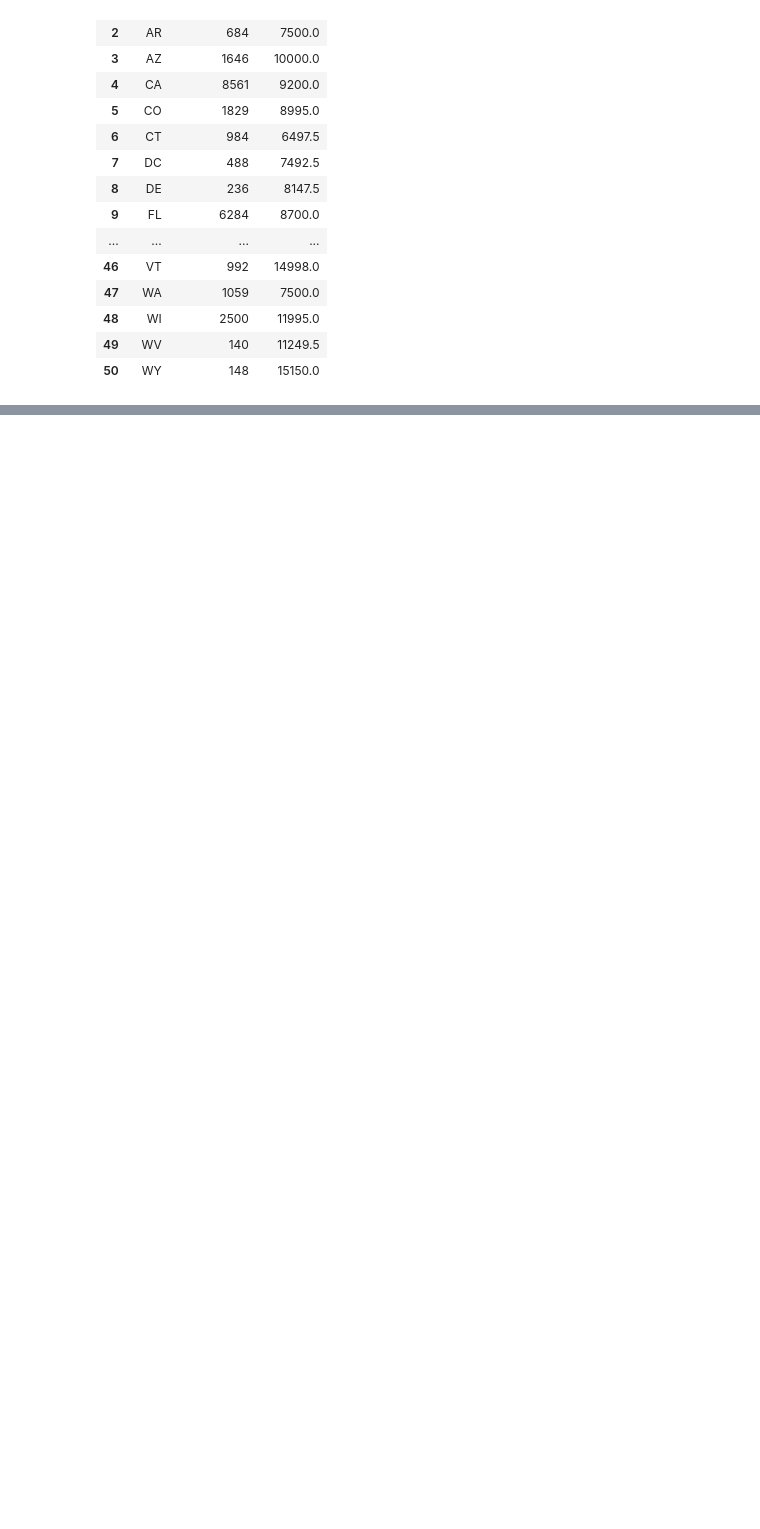
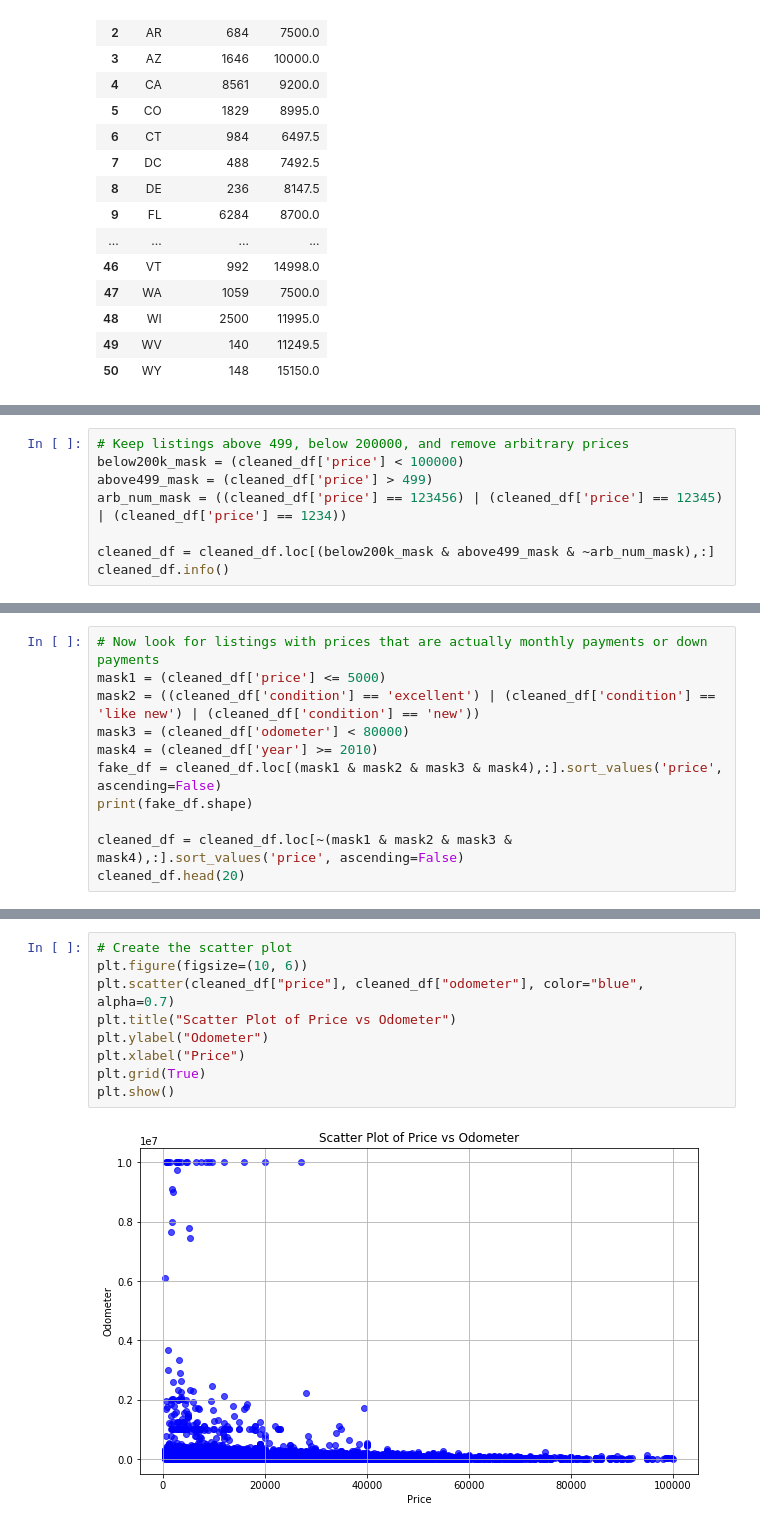
Before and after one commit to jaredap1995/UCB_project_4, a Jupyter notebook: cleaning_analysis.ipynb, the cells around one changed output, grey strips where cells are left out. Saved outputs shown, nothing was run; the diff lists cells and outputs as text; blank space fills up the shorter version.

```diff
--- a/cleaning_analysis.ipynb
+++ b/cleaning_analysis.ipynb
@@ -257,0 +339,8 @@ memory usage: 9.8+ MB
+# %%
+# Keep listings above 499, below 200000, and remove arbitrary prices
+below200k_mask = (cleaned_df['price'] < 100000)
+above499_mask = (cleaned_df['price'] > 499)
+arb_num_mask = ((cleaned_df['price'] == 123456) | (cleaned_df['price'] == 12345) | (cleaned_df['price'] == 1234))
+
+cleaned_df = cleaned_df.loc[(below200k_mask & above499_mask & ~arb_num_mask),:]
+cleaned_df.info()
@@ -257,0 +365,11 @@ memory usage: 9.8+ MB
+# %%
+# Now look for listings with prices that are actually monthly payments or down payments
+mask1 = (cleaned_df['price'] <= 5000)
+mask2 = ((cleaned_df['condition'] == 'excellent') | (cleaned_df['condition'] == 'like new') | (cleaned_df['condition'] == 'new'))
+mask3 = (cleaned_df['odometer'] < 80000)
+mask4 = (cleaned_df['year'] >= 2010)
+fake_df = cleaned_df.loc[(mask1 & mask2 & mask3 & mask4),:].sort_values('price', ascending=False)
+print(fake_df.shape)
+
+cleaned_df = cleaned_df.loc[~(mask1 & mask2 & mask3 & mask4),:].sort_values('price', ascending=False)
+cleaned_df.head(20)
@@ -257,0 +395,11 @@ memory usage: 9.8+ MB
+# %%
+# Create the scatter plot
+plt.figure(figsize=(10, 6))
+plt.scatter(cleaned_df["price"], cleaned_df["odometer"], color="blue", alpha=0.7)
+plt.title("Scatter Plot of Price vs Odometer")
+plt.ylabel("Odometer")
+plt.xlabel("Price")
+plt.grid(True)
+plt.show()
+# %% [output]
+[figure, added]
```
Also changed, not shown: parts of 20 cells of this notebook, 2 other files.
